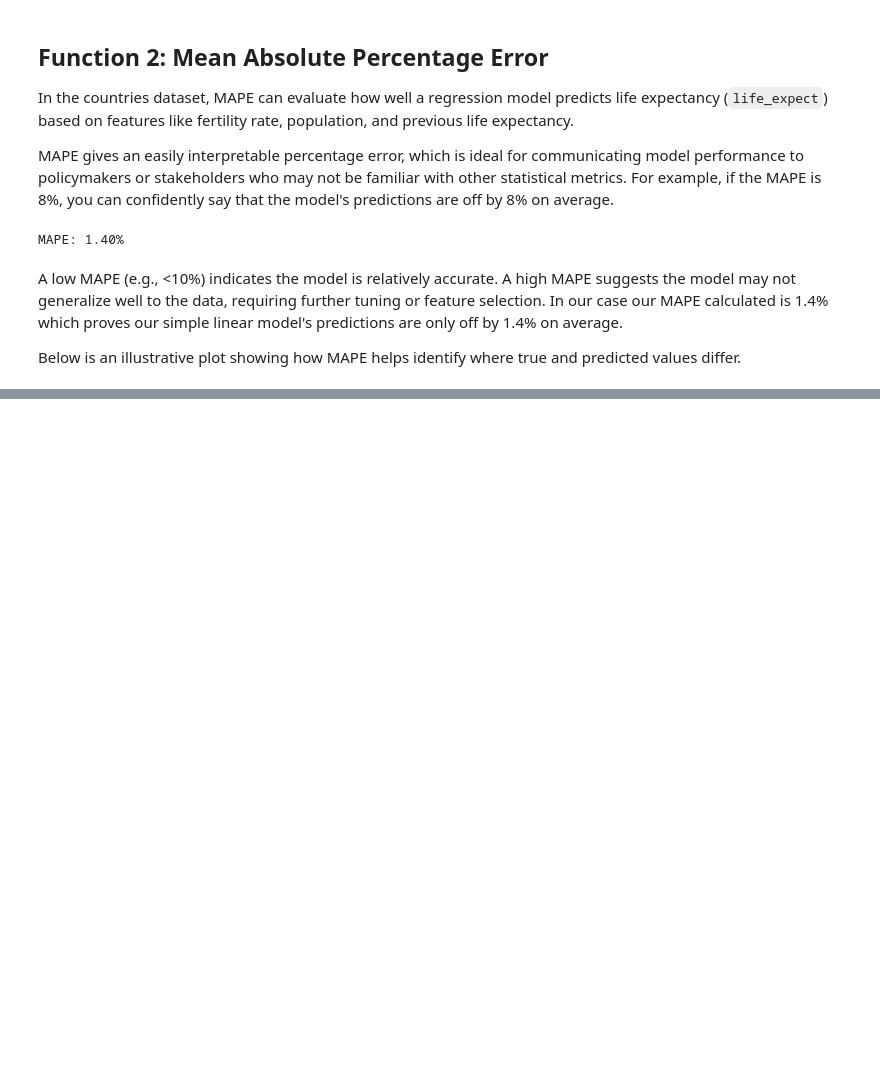
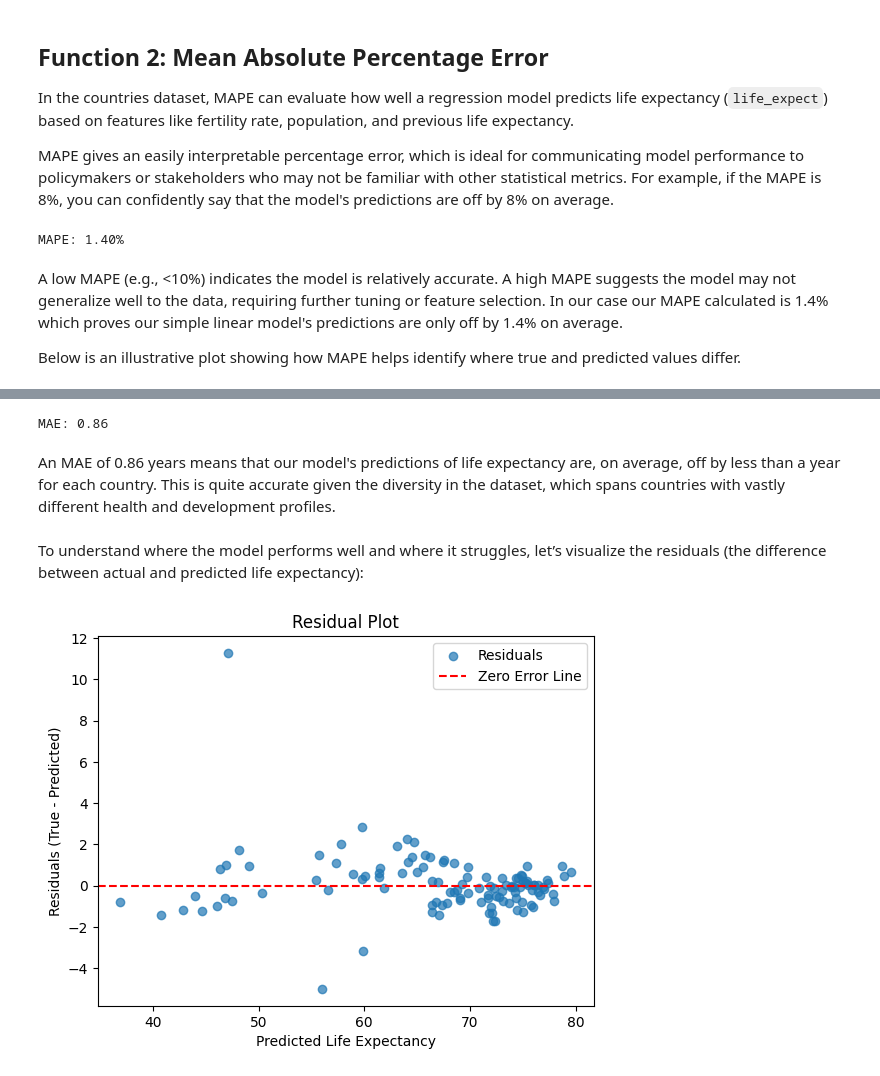
Before and after one commit to UBC-MDS/524GCYJ, a Jupyter notebook: docs/example.ipynb, the cells around one changed output, grey strips where cells are left out. Saved outputs shown, nothing was run; the diff lists cells and outputs as text; code cells hidden in the pictures; blank space fills up the shorter version.

```diff
--- a/docs/example.ipynb
+++ b/docs/example.ipynb
@@ -129,0 +138,28 @@ plt.show()
+# %%
+from matrics_calculator.MAE import mean_absolute_error
+
+# Calculate MAE
+mae = mean_absolute_error(y_test, y_pred)
+print(f"MAE: {mae:.2f}")
+# %% [output]
+MAE: 0.86
+# %% [markdown]
+An MAE of 0.86 years means that our model's predictions of life expectancy are, on average, off by less than a year for each country. This is quite accurate given the diversity in the dataset, which spans countries with vastly different health and development profiles.
+# %% [markdown]
+To understand where the model performs well and where it struggles, let’s visualize the residuals (the difference between actual and predicted life expectancy):
+# %%
+import matplotlib.pyplot as plt
+
+# Calculate residuals
+residuals = y_test - y_pred
+
+# Plot residuals
+plt.scatter(y_pred, residuals, alpha=0.7, label="Residuals")
+plt.axhline(0, color='r', linestyle='--', label="Zero Error Line")
+plt.xlabel("Predicted Life Expectancy")
+plt.ylabel("Residuals (True - Predicted)")
+plt.title("Residual Plot")
+plt.legend()
+plt.show()
+# %% [output]
+[figure, added]
```
Also changed, not shown: parts of 2 cells of this notebook.
